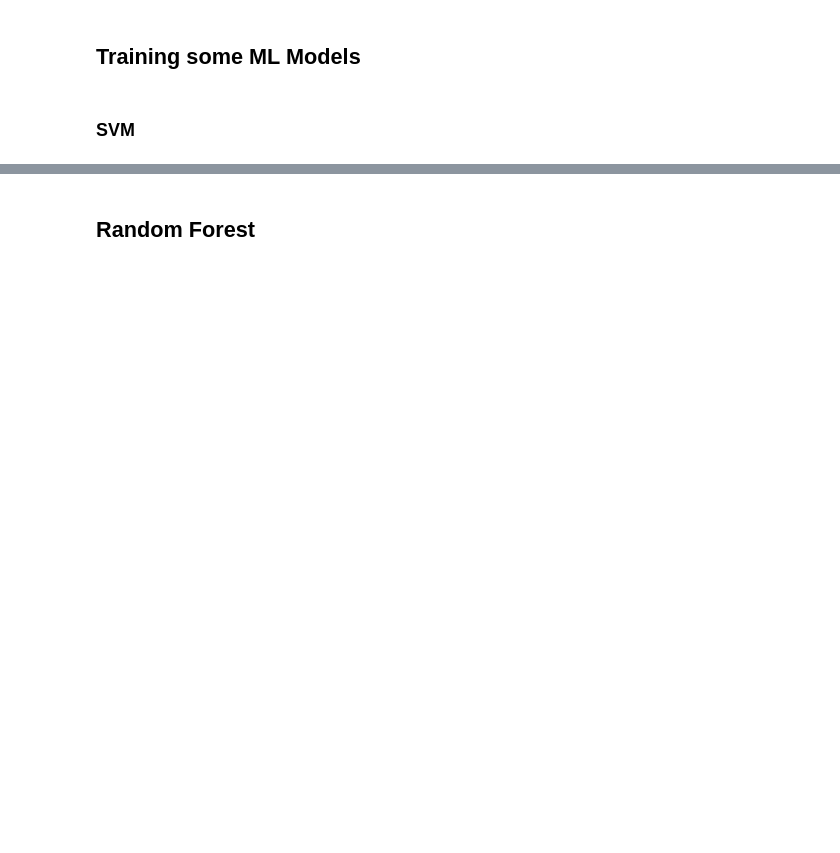
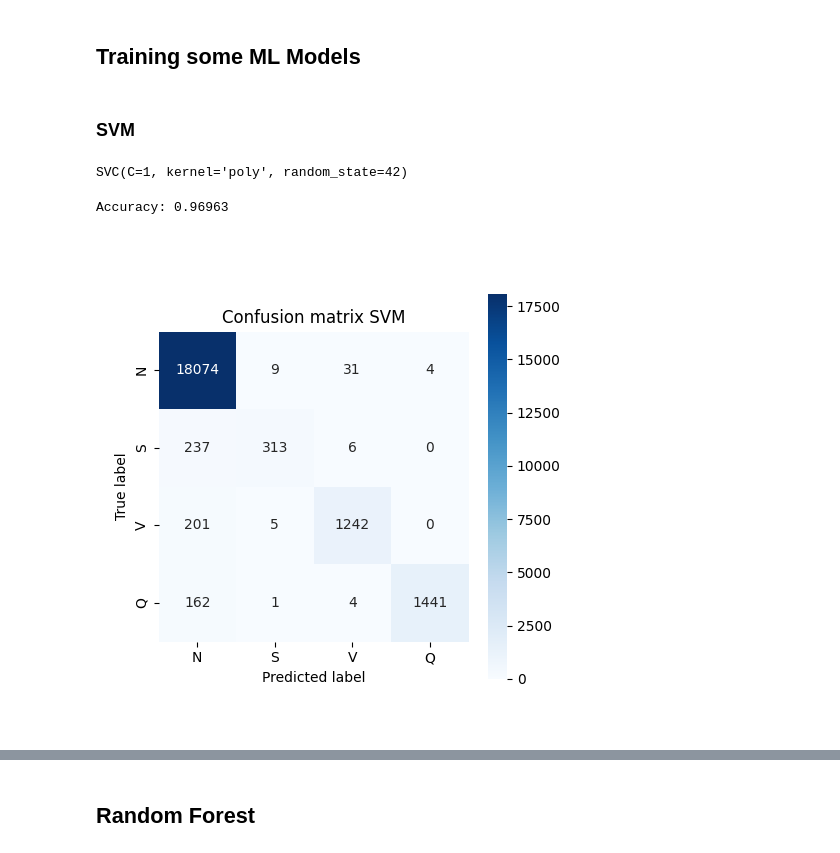
Before and after one commit to JespervanGils/DL-Project-ECG, a Jupyter notebook: DL_Project_ECG_MIT-BIH_Iteration_1.ipynb, the cells around one changed output, grey strips where cells are left out. Cells and saved outputs as stored; diff of their text form; code cells hidden in the pictures; blank space fills up the shorter version.

```diff
--- a/DL_Project_ECG_MIT-BIH_Iteration_1.ipynb
+++ b/DL_Project_ECG_MIT-BIH_Iteration_1.ipynb
@@ -449,0 +110,16 @@ pairplot_pca(np_tsne, pca_data)
+# %%
+X_train = train_df.iloc[:, :-1]
+y_train = train_df.iloc[:, -1]
+
+X_train, X_valid, y_train, y_valid = train_test_split(X_train, y_train, test_size=0.2, random_state=82)
+
+y_train_nn = pd.get_dummies(y_train, columns=[1])
+y_train_nn = y_train_nn.rename(columns={0: "N", 1: "S", 2: "V", 3: "Q"})
+
+y_valid_nn = pd.get_dummies(y_valid, columns=[1])
+y_valid_nn = y_valid_nn.rename(columns={0: "N", 1: "S", 2: "V", 3: "Q"})
+
+X_test = test_df.iloc[:, :-1]
+y_test = test_df.iloc[:, -1]
+y_test_nn = pd.get_dummies(y_test, columns=[1])
+y_test_nn = y_test_nn.rename(columns={0: "N", 1: "S", 2: "V", 3: "Q"})
@@ -466,16 +223,28 @@ print(f'SVM classifier accuracy: {accuracy:.2f}')
+# %%
+# Train SVM classifier
+svm = SVC(kernel='poly', C=1, random_state=42)
+svm.fit(X_train, y_train)
+# %% [output]
+SVC(C=1, kernel='poly', random_state=42)
+# %%
+y_pred_svm = svm.predict(X_test)
+print(f'Accuracy: {metrics.accuracy_score(y_test, y_pred_svm):.5f}')
+# %% [output]
+Accuracy: 0.96963
 # %%
-from sklearn.metrics import confusion_matrix, precision_recall_fscore_support
-
-# Predict test set labels
-y_pred_svm = svm.predict(test_X)
-
 # Calculate confusion matrix
-cm = confusion_matrix(test_df[187], y_pred_svm)
+cm = confusion_matrix(y_test, y_pred_svm)
 
 # Plot confusion matrix
 plt.figure(figsize=(5,5))
+ax = plt.subplot(111)
 sns.heatmap(cm, annot=True, fmt='g', cmap='Blues', square=True)
 plt.xlabel('Predicted label')
 plt.ylabel('True label')
+plt.title('Confusion matrix SVM')
+ax.xaxis.set_ticklabels(labels_short)
+ax.yaxis.set_ticklabels(labels_short)
 plt.show()
+# %% [output]
+[figure, added]
 # %%
```
Also changed, not shown: parts of 95 cells of this notebook, 2 other files.
